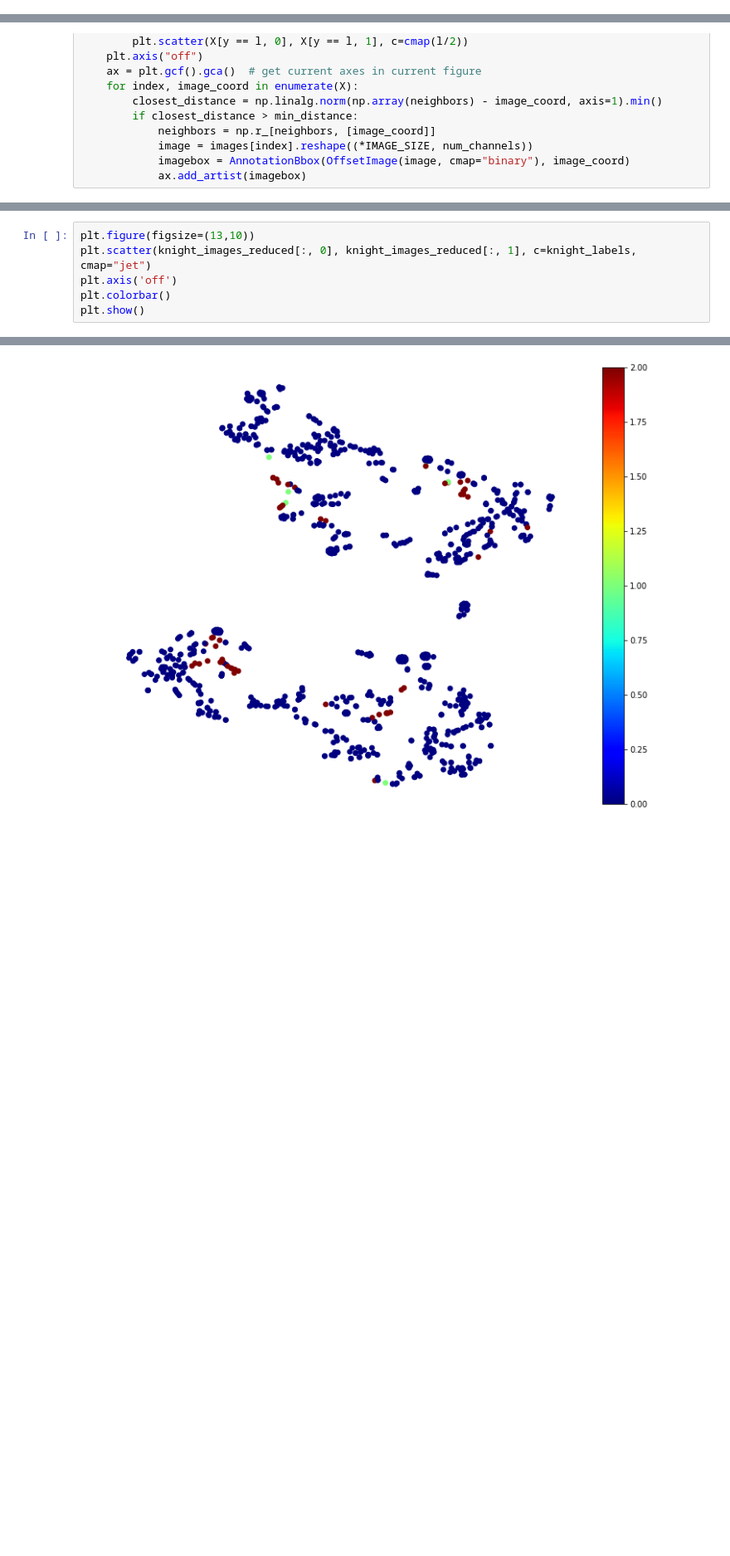
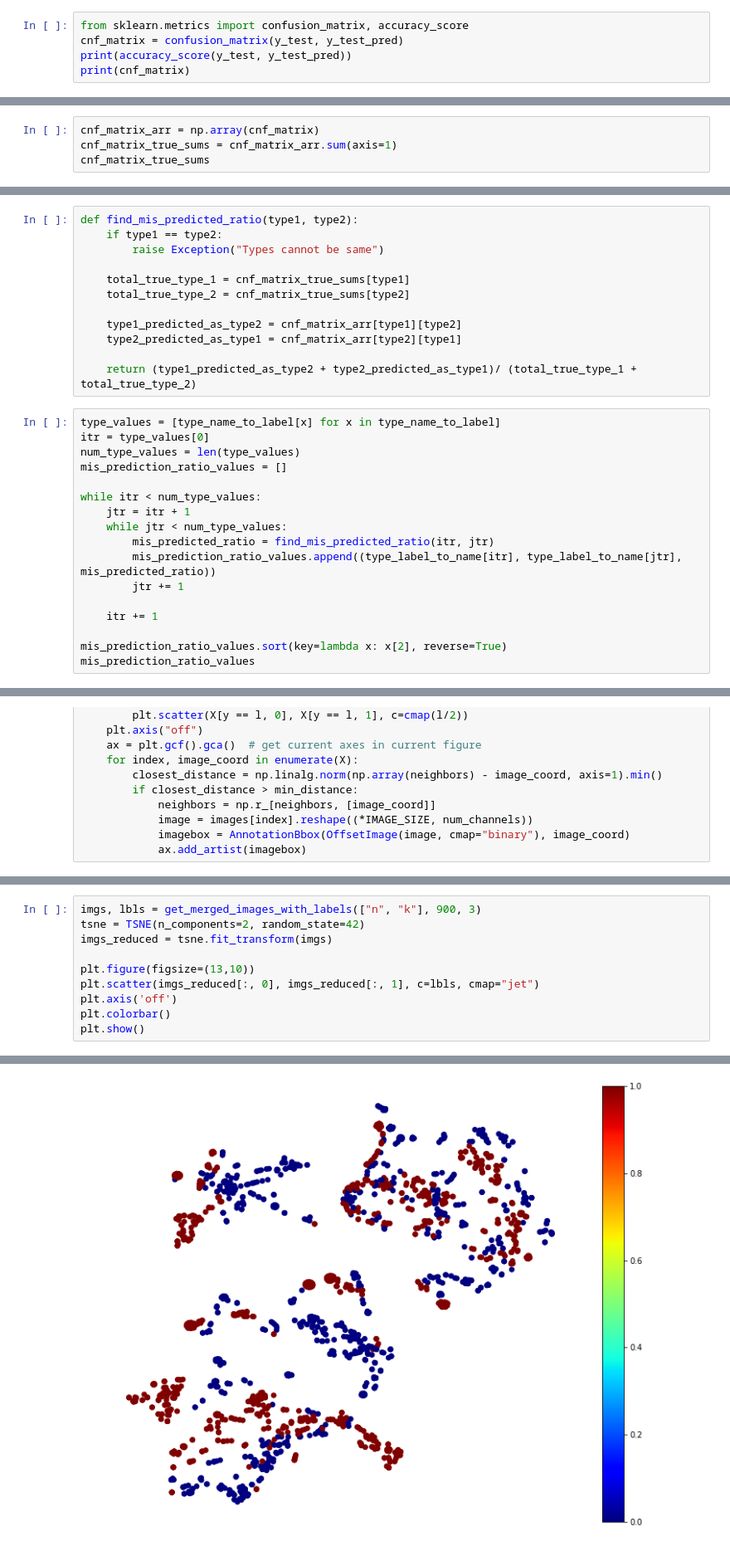
Before and after one commit to ace-racer/Extending-Board-Games-using-deep-learning, a Jupyter notebook: chess_piece_detection/6_class_classifier/ad_hoc_analysis/t-SNE viz for multiple classes.ipynb, the cells around one changed output, grey strips where cells are left out. Shown at 83% size. Cells and saved outputs as stored; diff of their text form; blank space fills up the shorter version.

```diff
--- a/chess_piece_detection/6_class_classifier/ad_hoc_analysis/t-SNE viz for multiple classes.ipynb
+++ b/chess_piece_detection/6_class_classifier/ad_hoc_analysis/t-SNE viz for multiple classes.ipynb
@@ -76,0 +164,5 @@ print(y_test.shape)
+# %%
+from sklearn.metrics import confusion_matrix, accuracy_score
+cnf_matrix = confusion_matrix(y_test, y_test_pred)
+print(accuracy_score(y_test, y_test_pred))
+print(cnf_matrix)
@@ -76,0 +177,4 @@ print(y_test.shape)
+# %%
+cnf_matrix_arr = np.array(cnf_matrix)
+cnf_matrix_true_sums = cnf_matrix_arr.sum(axis=1)
+cnf_matrix_true_sums
@@ -76,0 +185,29 @@ print(y_test.shape)
+# %%
+def find_mis_predicted_ratio(type1, type2):
+    if type1 == type2:
+        raise Exception("Types cannot be same")
+
+    total_true_type_1 = cnf_matrix_true_sums[type1]
+    total_true_type_2 = cnf_matrix_true_sums[type2]
+
+    type1_predicted_as_type2 = cnf_matrix_arr[type1][type2]
+    type2_predicted_as_type1 = cnf_matrix_arr[type2][type1]
+
+    return (type1_predicted_as_type2 + type2_predicted_as_type1)/ (total_true_type_1 + total_true_type_2)
+# %%
+type_values = [type_name_to_label[x] for x in type_name_to_label]
+itr = type_values[0]
+num_type_values = len(type_values)
+mis_prediction_ratio_values = []
+
+while itr < num_type_values:
+    jtr = itr + 1
+    while jtr < num_type_values:
+        mis_predicted_ratio = find_mis_predicted_ratio(itr, jtr)
+        mis_prediction_ratio_values.append((type_label_to_name[itr], type_label_to_name[jtr], mis_predicted_ratio))
+        jtr += 1
+
+    itr += 1
+
+mis_prediction_ratio_values.sort(key=lambda x: x[2], reverse=True)
+mis_prediction_ratio_values
@@ -342,6 +327,10 @@ knight_images_reduced = tsne.fit_transform(knight_images)
 # %%
+imgs, lbls = get_merged_images_with_labels(["n", "k"], 900, 3)
+tsne = TSNE(n_components=2, random_state=42)
+imgs_reduced = tsne.fit_transform(imgs)
+
 plt.figure(figsize=(13,10))
-plt.scatter(knight_images_reduced[:, 0], knight_images_reduced[:, 1], c=knight_labels, cmap="jet")
+plt.scatter(imgs_reduced[:, 0], imgs_reduced[:, 1], c=lbls, cmap="jet")
 plt.axis('off')
 plt.colorbar()
 plt.show()
@@ -349 +340 @@ plt.show()
-[figure, old version]
+[figure, new version]
```
Also changed, not shown: parts of 23 cells of this notebook.
